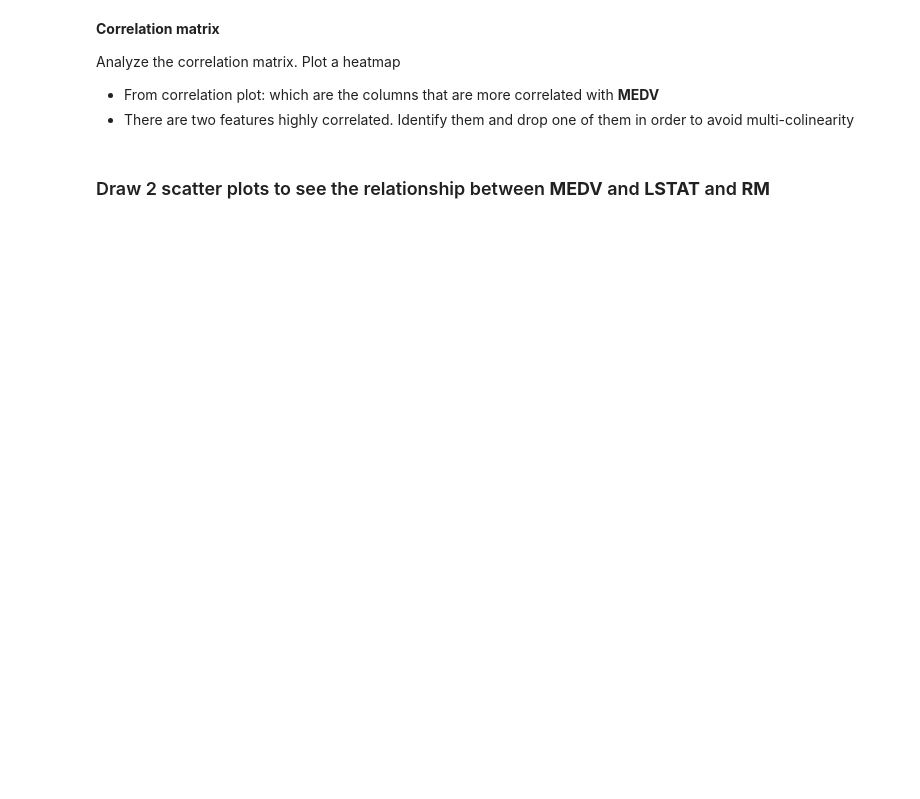
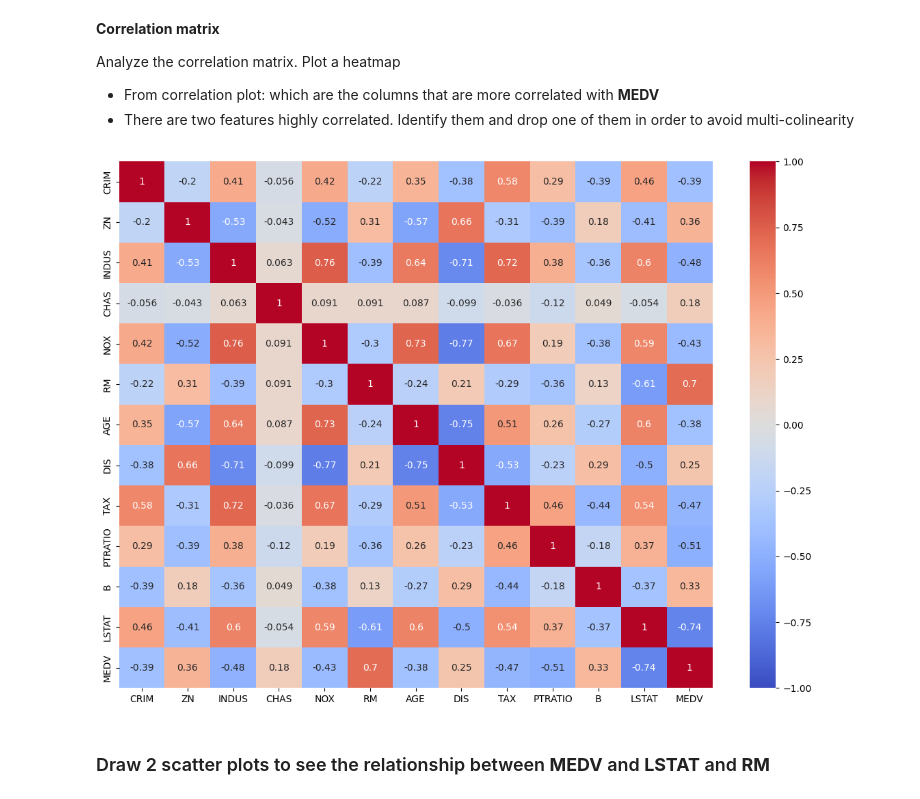
Before and after one commit to Avalverdep/2026-10-BILBAO-FT-Data-Science, a Jupyter notebook: 3-Machine_Learning/1-Supervisado/1-Regression/2-Polynomial_Regression/ejercicios/3 Polynomial_Regression.ipynb, the cells around one changed output. Cells and saved outputs as stored; diff of their text form; code cells hidden in the pictures; blank space fills up the shorter version.

```diff
--- a/3-Machine_Learning/1-Supervisado/1-Regression/2-Polynomial_Regression/ejercicios/3 Polynomial_Regression.ipynb
+++ b/3-Machine_Learning/1-Supervisado/1-Regression/2-Polynomial_Regression/ejercicios/3 Polynomial_Regression.ipynb
@@ -53,2 +103,11 @@ Analyze the correlation matrix. Plot a heatmap
+# %%
+boston_df = boston_df.drop(columns='RAD')
+#Se dropea RAD al tener una correlacion demasiado fuerte y puede dar pie a errores
+# %%
+plt.figure(figsize=(14, 10))
+sns.heatmap(boston_df.corr(), annot=True, cmap='coolwarm', vmin=-1)
+plt.show()
+# %% [output]
+[figure, added]
 # %% [markdown]
 ### Draw 2 scatter plots to see the relationship between **MEDV** and **LSTAT** and **RM**
```
Also changed, not shown: parts of 21 cells of this notebook, 2 other files.
